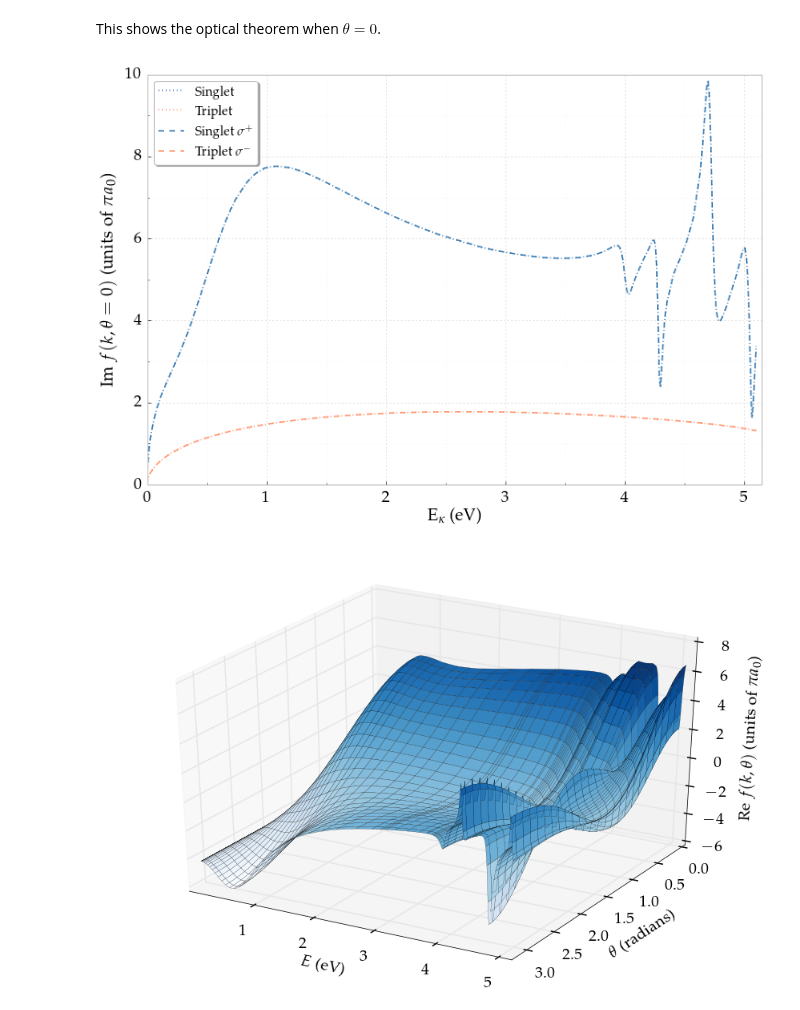
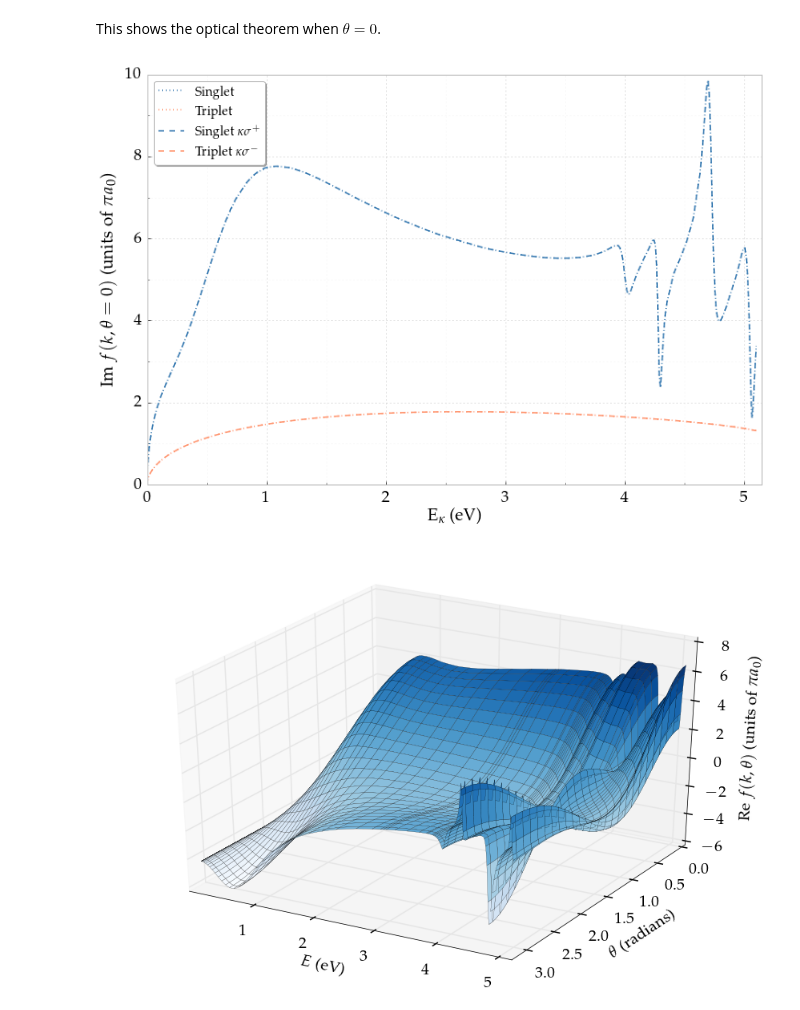
Before and after one commit to DentonW/Papers, a Jupyter notebook: Dissertation/IPython/Dissertation.ipynb, the cells around one changed output. Cells and saved outputs as stored; diff of their text form; code cells hidden in the pictures.

```diff
--- a/Dissertation/IPython/Dissertation.ipynb
+++ b/Dissertation/IPython/Dissertation.ipynb
@@ -1347,36 +1636,36 @@ This shows the optical theorem when $\theta = 0$.
 theta = (0, pi/2, pi)
 plotcol = ('steelblue', '#99CC66', 'coral')
 plotsty = ('-', '-', ':')
 
 lmax = 5  # Through the H-wave
 
 pyplot.xlabel(r"${\rm{E}}_{\kappa}$ (eV)")
 pyplot.ylabel(r"$\rm{Im }$ $f(k,\theta=0)$ (units of $\pi a_0$)")
 
 scatamp1 = []
 scatamp3 = []
 for i in range(np.size(kappasub)):
     k = kappasub[i]
     sa1 = 0
     sa3 = 0
     for l in range(lmax+1):
         sa1 += 1 / k * (2*l+1) * sin(interp_phase1[l][i])**2
         sa3 += 1 / k * (2*l+1) * sin(interp_phase3[l][i])**2
     scatamp1 = np.append(scatamp1, sa1)
     scatamp3 = np.append(scatamp3, sa3)
 pyplot.plot(ktoE(kappasub), scatamp1, '-', marker='.', markersize=0.01, label=r"Singlet", color=singletcolor, ls='dotted')
 pyplot.plot(ktoE(kappasub), scatamp3, '-', marker='.', markersize=0.01, label=r"Triplet", color=tripletcolor, ls='dotted')
 
-pyplot.plot(df['E'], df['Kappa']/4*(1/0.25)*df['Cross1'], '-', marker='.', markersize=0.01, label=r'Singlet $\sigma^+$', color=singletcolor, ls='dashed')
-pyplot.plot(df['E'], df['Kappa']/4*(1/0.75)*df['Cross3'], '-', marker='.', markersize=0.01, label=r'Triplet $\sigma^-$', color=tripletcolor, ls='dashed')
+pyplot.plot(df['E'], df['Kappa']/4*(1/0.25)*df['Cross1'], '-', marker='.', markersize=0.01, label=r'Singlet $\kappa \sigma^+$', color=singletcolor, ls='dashed')
+pyplot.plot(df['E'], df['Kappa']/4*(1/0.75)*df['Cross3'], '-', marker='.', markersize=0.01, label=r'Triplet $\kappa \sigma^-$', color=tripletcolor, ls='dashed')
 
 pyplot.legend()
 pyplot.xlim([0,5.15])
 FixPlot(plt)
 pyplot.savefig("scattering-amplitude-0.pdf", bbox_inches='tight')
 pyplot.show()
 # %% [output]
-[figure, old version]
+[figure, new version]
 # %%
 def ScatAmpSingle(kappa, theta, kappalist, lmax, interp_phase):
     """ The differential cross sections for a given value of kappa also depend on theta.
```
Also changed, not shown: parts of 27 cells of this notebook, 14 other files.
